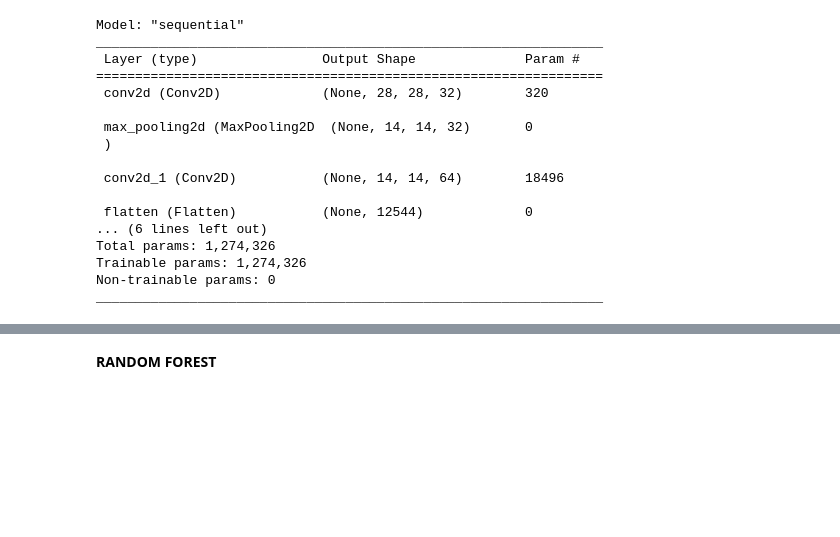
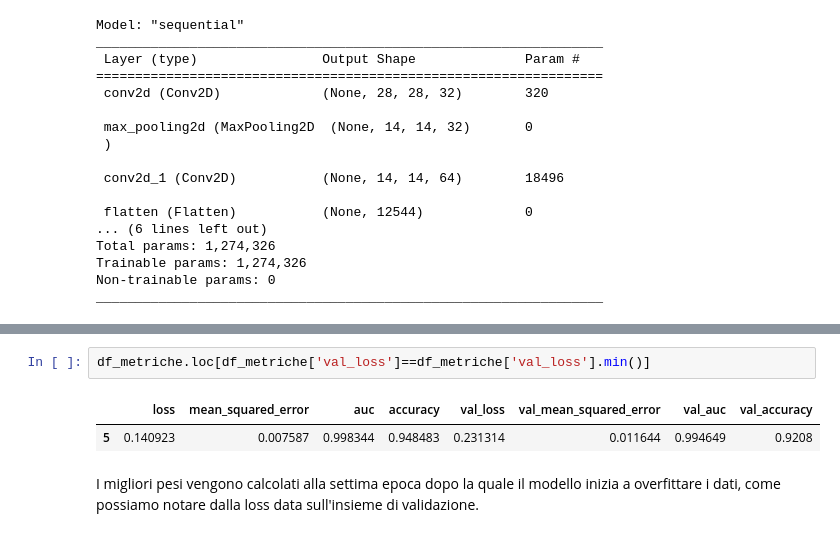
Before and after one commit to mich-00/progetto_esame_AI, a Jupyter notebook: prova__con_dataset_keras.ipynb, the cells around one changed output, grey strips where cells are left out. Cells and saved outputs as stored; diff of their text form; blank space fills up the shorter version.

```diff
--- a/prova__con_dataset_keras.ipynb
+++ b/prova__con_dataset_keras.ipynb
@@ -249,2 +289,7 @@ fig.set_figwidth(15)
-# %% [markdown]
-**RANDOM FOREST**
+# %%
+df_metriche.loc[df_metriche['val_loss']==df_metriche['val_loss'].min()]
+# %% [output]
+|  | loss | mean_squared_error | auc | accuracy | val_loss | val_mean_squared_error | val_auc | val_accuracy |
+| 5 | 0.140923 | 0.007587 | 0.998344 | 0.948483 | 0.231314 | 0.011644 | 0.994649 | 0.9208 |
+# %% [markdown]
+I migliori pesi vengono calcolati alla settima epoca dopo la quale il modello inizia a overfittare i dati, come possiamo notare dalla loss data sull'insieme di validazione.
```
Also changed, not shown: parts of 31 cells of this notebook.
